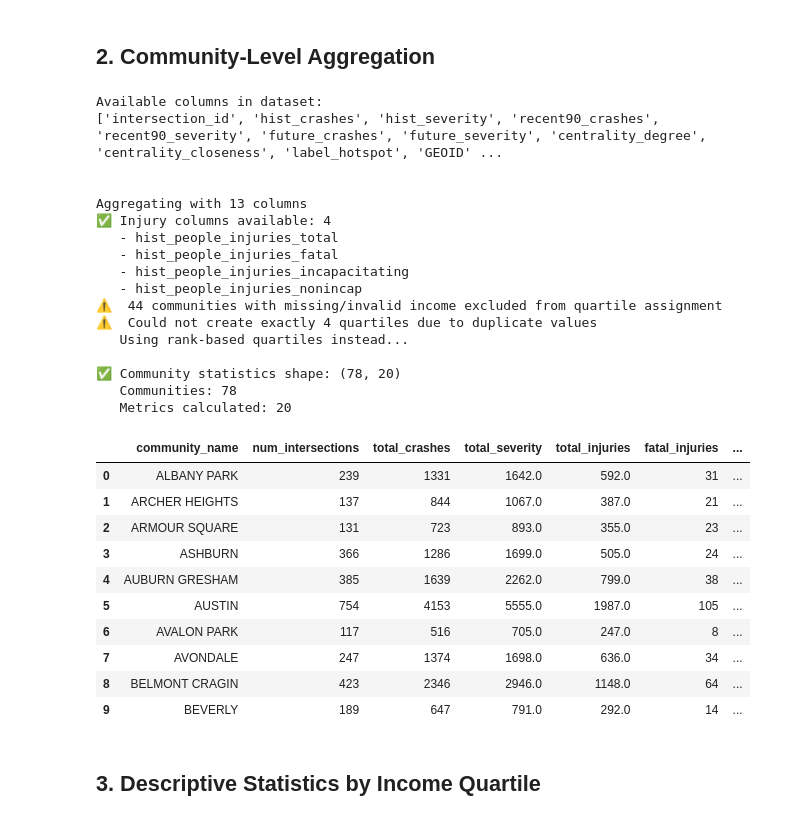
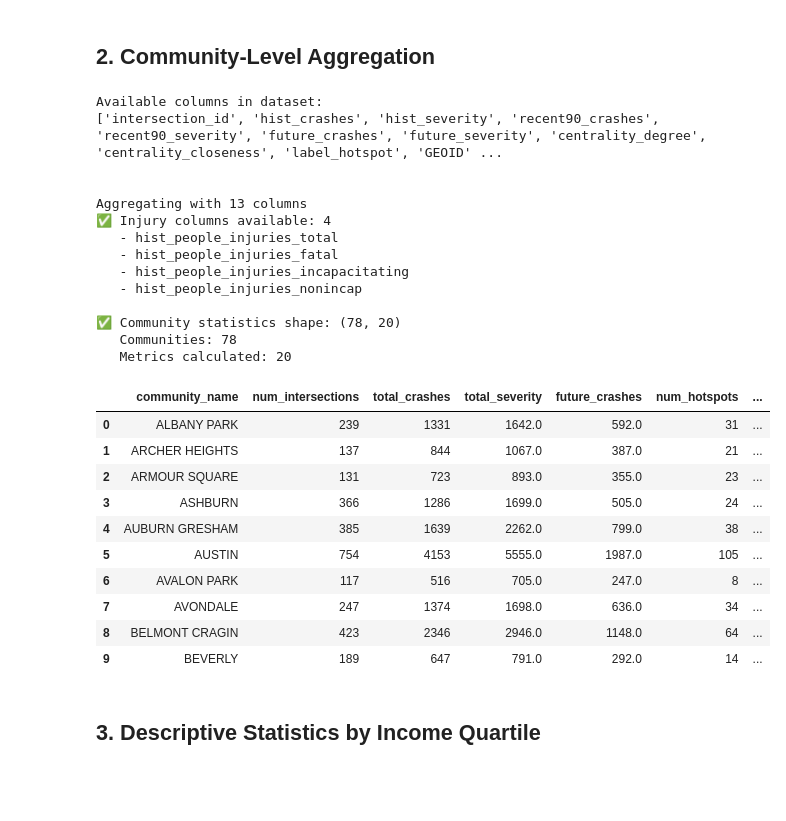
Before and after one commit to siddarthx07/Crash-Inequality-Chicago, a Jupyter notebook: notebooks/04_inequality_analysis.ipynb, the cells around one changed output. Saved outputs shown, nothing was run; the diff lists cells and outputs as text; code cells hidden in the pictures; blank space fills up the shorter version.

```diff
--- a/notebooks/04_inequality_analysis.ipynb
+++ b/notebooks/04_inequality_analysis.ipynb
@@ -114,22 +114,26 @@ for col in available_injury_cols:
 # Aggregate by community area
 community_stats = feats.groupby('community_name').agg(agg_dict).reset_index()
 
-# Rename columns
-col_names = ['community_name', 'num_intersections', 'total_crashes', 'total_severity',
-             'future_crashes', 'num_hotspots', 'avg_population', 'avg_median_income',
-             'avg_vehicle_access_rate', 'avg_poverty_universe']
+# Rename columns using agg_dict order to avoid misalignment
+ordered_cols = ['community_name'] + list(agg_dict.keys())
+community_stats.columns = ordered_cols
 
-# Add injury column names if they exist (FIXED: use correct column names)
-if 'hist_people_injuries_total' in available_injury_cols:
-    col_names.insert(4, 'total_injuries')
-if 'hist_people_injuries_fatal' in available_injury_cols:
-    col_names.insert(5, 'fatal_injuries')
-if 'hist_people_injuries_incapacitating' in available_injury_cols:
-    col_names.insert(6, 'incapacitating_injuries')
-if 'hist_people_injuries_nonincap' in available_injury_cols:
-    col_names.insert(7, 'nonincap_injuries')
-
-community_stats.columns = col_names
+rename_map = {
+    'intersection_id': 'num_intersections',
+    'hist_crashes': 'total_crashes',
+    'hist_severity': 'total_severity',
+    'future_crashes': 'future_crashes',
+    'label_hotspot': 'num_hotspots',
+    'acs_pop': 'avg_population',
+    'acs_median_income': 'avg_median_income',
+    'acs_vehicle_access_rate': 'avg_vehicle_access_rate',
+    'acs_poverty_universe': 'avg_poverty_universe',
+    'hist_people_injuries_total': 'total_injuries',
+    'hist_people_injuries_fatal': 'fatal_injuries',
+    'hist_people_injuries_incapacitating': 'incapacitating_injuries',
+    'hist_people_injuries_nonincap': 'nonincap_injuries',
+}
+community_stats = community_stats.rename(columns=rename_map)
 
 # Calculate rates
 community_stats['crashes_per_1000_pop'] = (
@@ -173,52 +177,60 @@ valid_income_mask = (
     (community_stats['avg_median_income'] > 0)
 )
 
-if valid_income_mask.sum() < len(community_stats):
-    print(f"⚠️  {(~valid_income_mask).sum()} communities with missing/invalid income excluded from quartile assignment")
+missing_income_count = (~valid_income_mask).sum()
+if missing_income_count > 0:
+    print(f"⚠️  {missing_income_count} communities with missing/invalid income excluded from quartile assignment")
+
+# Initialize quartile column so missing/invalid stay labeled
+quartile_categories = ['Missing/Unknown', 'Q1 (Lowest)', 'Q2', 'Q3', 'Q4 (Highest)']
+community_stats['income_quartile'] = pd.Categorical(
+    ['Missing/Unknown'] * len(community_stats),
+    categories=quartile_categories,
+    ordered=True
+)
 
 # Create quartiles only for valid income communities
 try:
-    community_stats['income_quartile'] = pd.qcut(
-        community_stats['avg_median_income'],
+    income_bins = pd.qcut(
+        community_stats.loc[valid_income_mask, 'avg_median_income'],
         q=4,
-        labels=['Q1 (Lowest)', 'Q2', 'Q3', 'Q4 (Highest)'],
+        labels=quartile_categories[1:],
         duplicates='drop'  # Handle duplicate bin edges
     )
-except ValueError as e:
+except ValueError:
     print(f"⚠️  Could not create exactly 4 quartiles due to duplicate values")
     print(f"   Using rank-based quartiles instead...")
-    # Fallback: use rank-based quartiles
-    community_stats['income_rank'] = community_stats['avg_median_income'].rank(method='first')
-    community_stats['income_quartile'] = pd.qcut(
-        community_stats['income_rank'],
+    income_ranks = community_stats.loc[valid_income_mask, 'avg_median_income'].rank(method='first')
+    income_bins = pd.qcut(
+        income_ranks,
         q=4,
-        labels=['Q1 (Lowest)', 'Q2', 'Q3', 'Q4 (Highest)']
+        labels=quartile_categories[1:]
     )
-    community_stats = community_stats.drop(columns=['income_rank'])
+
+# Align categories before assignment to avoid categorical mismatch
+income_bins = pd.Categorical(income_bins, categories=quartile_categories, ordered=True)
+community_stats.loc[valid_income_mask, 'income_quartile'] = income_bins
 
 print(f"\n✅ Community statistics shape: {community_stats.shape}")
 print(f"   Communities: {len(community_stats)}")
 print(f"   Metrics calculated: {len(community_stats.columns)}")
 community_stats.head(10)
 # %% [output]
 Available columns in dataset:
 ['intersection_id', 'hist_crashes', 'hist_severity', 'recent90_crashes', 'recent90_severity', 'future_crashes', 'future_severity', 'centrality_degree', 'centrality_closeness', 'label_hotspot', 'GEOID' ...
 
 
 Aggregating with 13 columns
 ✅ Injury columns available: 4
    - hist_people_injuries_total
    - hist_people_injuries_fatal
    - hist_people_injuries_incapacitating
    - hist_people_injuries_nonincap
-⚠️  44 communities with missing/invalid income excluded from quartile assignment
-⚠️  Could not create exactly 4 quartiles due to duplicate values
-   Using rank-based quartiles instead...
 
 ✅ Community statistics shape: (78, 20)
    Communities: 78
    Metrics calculated: 20
-|  | community_name | num_intersections | total_crashes | total_severity | total_injuries | fatal_injuries | ... |
+|  | community_name | num_intersections | total_crashes | total_severity | future_crashes | num_hotspots | ... |
 | 0 | ALBANY PARK | 239 | 1331 | 1642.0 | 592.0 | 31 | ... |
 | 1 | ARCHER HEIGHTS | 137 | 844 | 1067.0 | 387.0 | 21 | ... |
 | 2 | ARMOUR SQUARE | 131 | 723 | 893.0 | 355.0 | 23 | ... |
```
Also changed, not shown: parts of 4 cells of this notebook, 15 other files.
